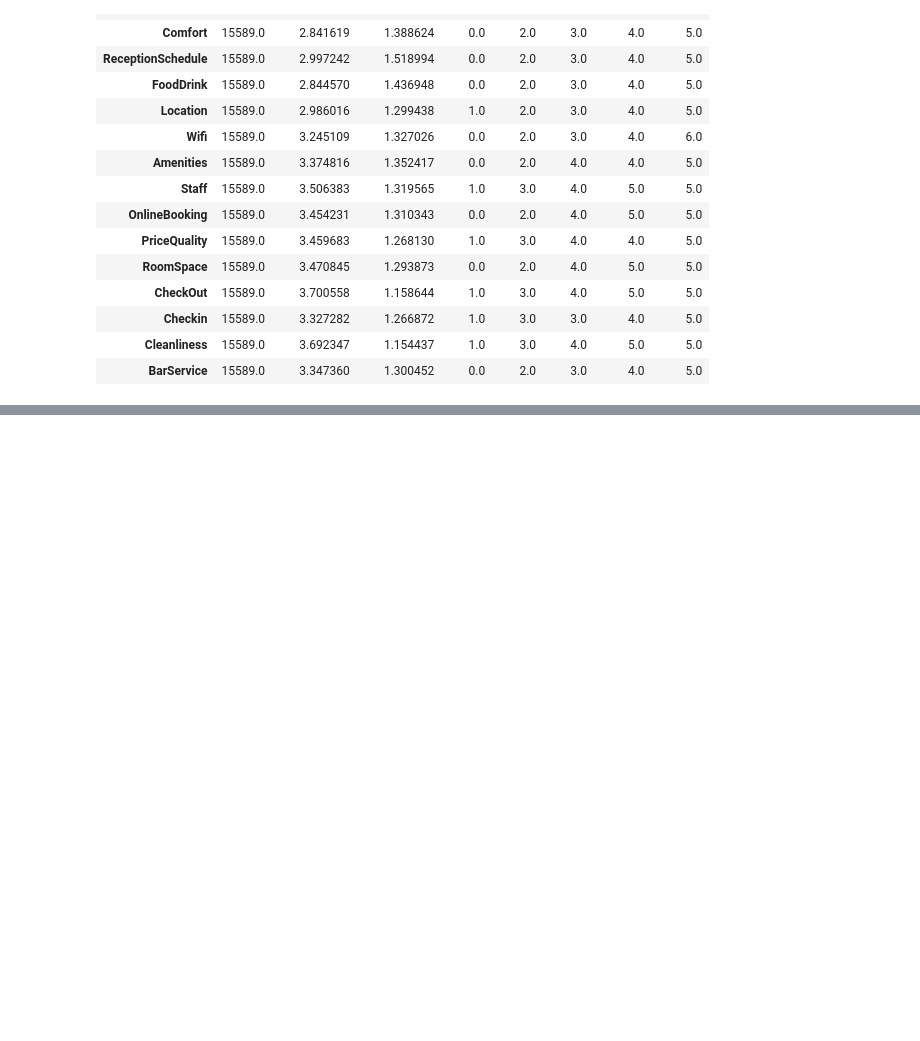
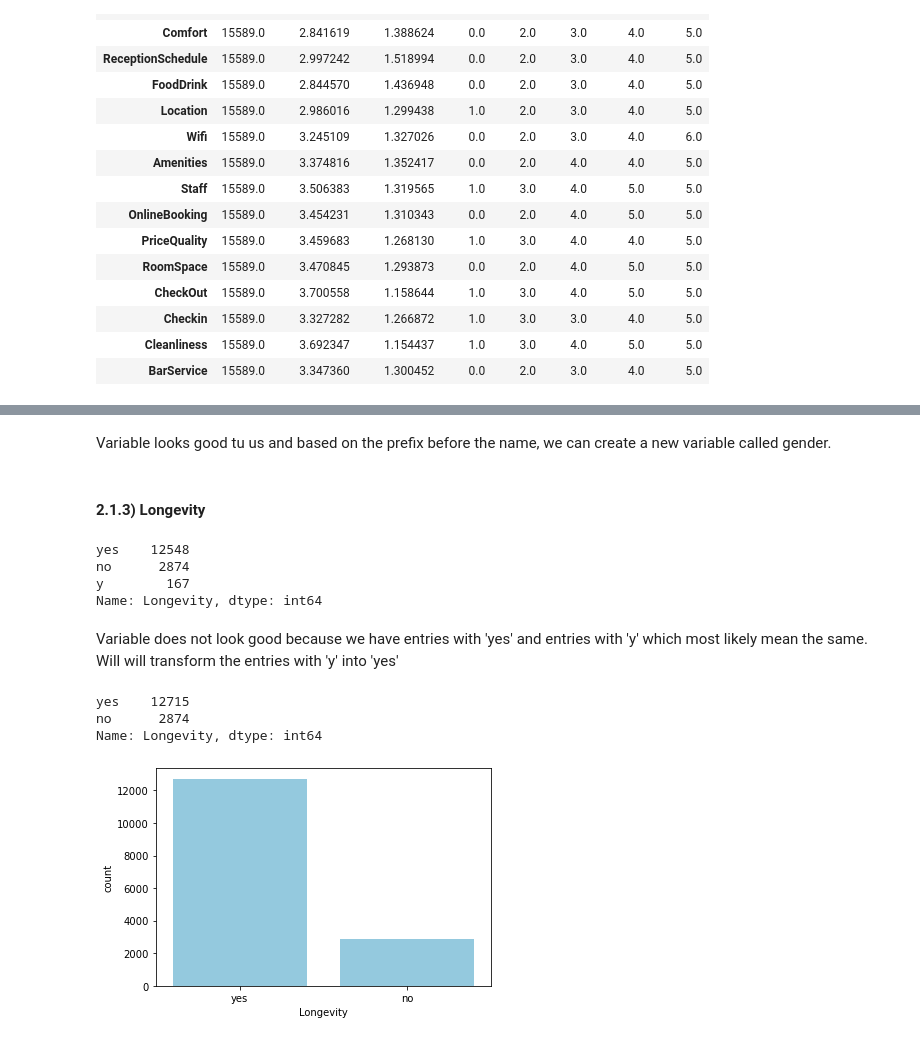
Before and after one commit to vascopombo/DSProject, a Jupyter notebook: P2/Project.ipynb, the cells around one changed output, grey strips where cells are left out. Saved outputs shown, nothing was run; the diff lists cells and outputs as text; code cells hidden in the pictures; blank space fills up the shorter version.

```diff
--- a/P2/Project.ipynb
+++ b/P2/Project.ipynb
@@ -126,0 +199,25 @@ df['Gender'] = [1 if i == 'Mr.' else 0 for i in df["Name"].str[:3]]
+# %% [markdown]
+Variable looks good tu us and based on the prefix before the name, we can create a new variable called gender.
+# %% [markdown]
+#### 2.1.3) Longevity
+# %%
+df['Longevity'].value_counts()
+# %% [output]
+yes    12548
+no      2874
+y        167
+Name: Longevity, dtype: int64
+# %% [markdown]
+Variable does not look good because we have entries with 'yes' and entries with 'y' which most likely mean the same. Will will transform the entries with 'y' into 'yes'
+# %%
+df['Longevity'].replace('y','yes', inplace=True)
+df['Longevity'].value_counts()
+# %% [output]
+yes    12715
+no      2874
+Name: Longevity, dtype: int64
+# %%
+sns.countplot(df["Longevity"], color="skyblue")
+plt.show()
+# %% [output]
+[figure, added]
```
Also changed, not shown: parts of 109 cells of this notebook, 2 other files.
